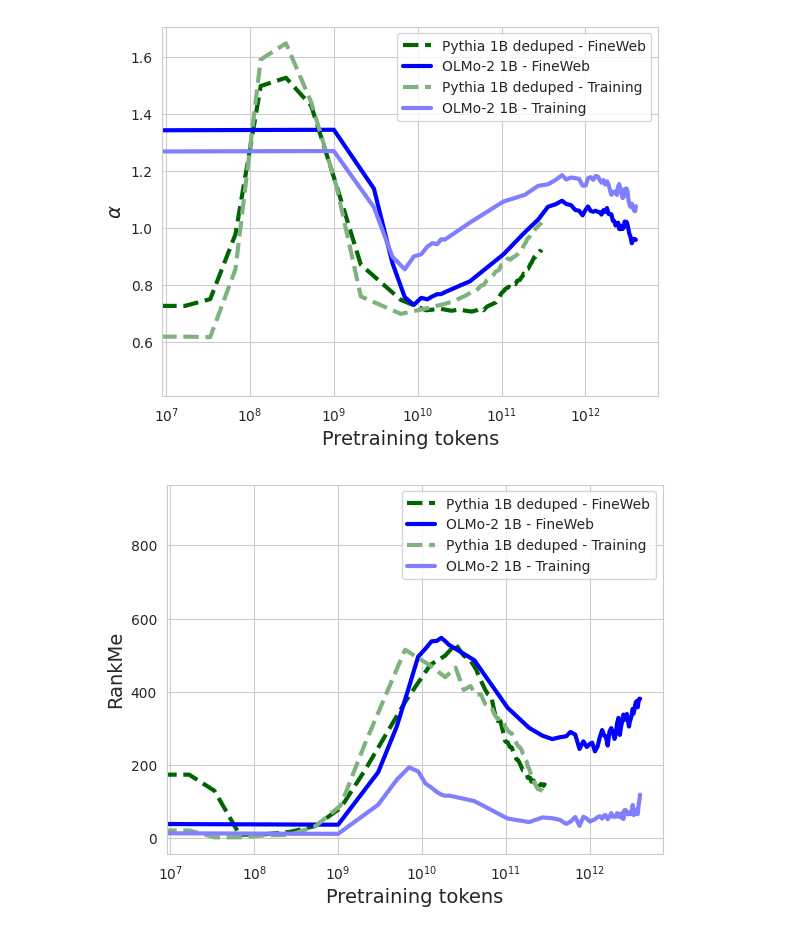
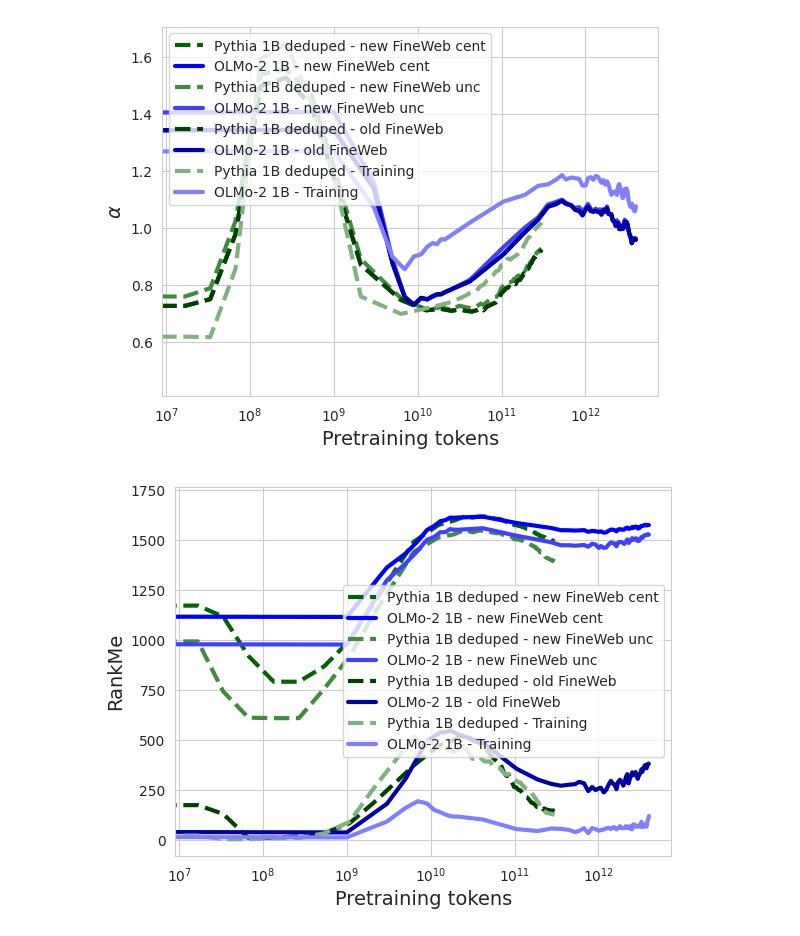
Before and after one commit to fragmential/training-time-entropy-circuits, a Jupyter notebook: analysis/experiments.ipynb, the cells around one changed output. Drawn from its saved outputs; the diff is of its cells as text; code cells hidden in the pictures.

Commit message:
Struggling with rankme now

```diff
--- a/analysis/experiments.ipynb
+++ b/analysis/experiments.ipynb
@@ -34,8 +34,10 @@ def load_results(model_name: str, dataset_name: str = 'fineweb'):
     return res, step_nums
 
 HOOK_DEFAULTS = {
-    'rankme_alpha_packed': ('after_final_norm', 'A'),
-    'fineweb': ()
+    'rankme_trainset_packed': ('after_final_norm', 'A'),
+    # 'rankme_fineweb_padded': ('after_final_norm', 'A'),
+    'rankme_fineweb_padded': ('after_final_norm', 'A_centered'),
+    'fineweb': (),
 }
 
 def _get_ys(res, step_nums, hook):
@@ -141,8 +143,10 @@ def get_model_label(model_name: str):
     return ' '.join(parts)
 
 SOURCE_LABELS = {
-    'rankme_alpha_packed': 'Training',
-    'fineweb': 'FineWeb',
+    ('rankme_trainset_packed', None): 'Training',
+    ('rankme_fineweb_padded', ('after_final_norm', 'A_centered')): 'new FineWeb cent',
+    ('rankme_fineweb_padded', ('after_final_norm', 'A')): 'new FineWeb unc',
+    ('fineweb', None): 'old FineWeb',
 }
 
 def get_source_label(item):
@@ -150,17 +154,18 @@ def get_source_label(item):
 
 
 def plot_model_training(model_name: str, xvar: str = 'steps', yvar: str = 'alpha',
-                        source: str = 'fineweb', color: str = 'k', marker: str = 'o',
+                        source: str = ('fineweb', None), color: str = 'k', marker: str = 'o',
                         label_source: bool = False, alternates: list[str] = []):
+    source_file, hook = source
 
     for model_name in [model_name, *(model_name+f'_{alt}' for alt in alternates)]:
 
-        res, step_nums = load_results(model_name, dataset_name=source)
+        res, step_nums = load_results(model_name, dataset_name=source_file)
         if res is None:
             continue
 
         xs = XVAR_FNS[xvar](model_name, step_nums)
-        ys = get_ys(source, res, step_nums, yvar)
+        ys = get_ys(source_file, res, step_nums, yvar, hook=hook)
         ls = get_ls(model_name)
         label = f'{get_model_label(model_name)}' + f' - {get_source_label(source)}' * label_source
 
@@ -168,12 +173,13 @@ def plot_model_training(model_name: str, xvar: str = 'steps', yvar: str = 'alpha
 
 
 def plot_model_training_isoflops(model_name: str, yvar: str = 'alpha',
-                                 source: str = 'fineweb', max_flops: int = 2e15,
+                                 source: str = ('fineweb',None), max_flops: int = 2e15,
                                  alternates: list[str] = []):
+    source_file, hook = source
 
     for model_name in [model_name, *(model_name+f'_{alt}' for alt in alternates)]:
 
-        res, step_nums = load_results(model_name, dataset_name=source)
+        res, step_nums = load_results(model_name, dataset_name=source_file)
         if res is None:
             continue
 
@@ -182,7 +188,7 @@ def plot_model_training_isoflops(model_name: str, yvar: str = 'alpha',
         isoflops_steps = (isoflops / flops_per_step // 1000 * 1000).astype(int)
         plot_steps = [s for s in isoflops_steps if s < max(step_nums) and s > min(step_nums)]
 
-        ys = get_ys(source, res, step_nums, yvar)
+        ys = get_ys(source_file, res, step_nums, yvar, hook=hook)
         xs = [flops_per_step] * len(ys)
         marker = get_ls(model_name, xvar="isoflops")
         plot_colors = base_colors[:len(plot_steps)]
@@ -227,36 +233,38 @@ filter_model_names = [
     # 'pythia-410m-deduped',
     'pythia-1b-deduped',
     # 'pythia-1.4b-deduped',
     # 'pythia-2.8b-deduped',
     # 'pythia-6.9b-deduped',
     # 'pythia-12b-deduped',
     # 'pythia-14m',
     # 'pythia-31m',
     # 'pythia-70m',
     # 'pythia-160m',
     # 'pythia-410m',
     # 'pythia-1b',
     # 'pythia-1.4b',
     # 'pythia-2.8b',
     # 'pythia-6.9b',
     # 'pythia-12b',
     'OLMo-2-0425-1B',
     # 'OLMo-2-1124-7B',
 ]
 
 alternates = [
     # '5k'
 ]
 
-data_source = None
+# data_source = None
 # dataset_name = 'fineweb'
 # dataset_name = 'rankme_alpha_packed'
-data_sources = ['fineweb', 'rankme_alpha_packed']
-if data_source is not None:
-    data_sources = [data_source]
+# if data_source is not None:
+#     data_sources = [data_source]
+data_sources = ['rankme_fineweb_padded', 'rankme_fineweb_padded', 'fineweb', 'rankme_trainset_packed']
+hookpaths = [('after_final_norm', 'A_centered'), ('after_final_norm', 'A'), None, None]
+data_sources = [*zip(data_sources, hookpaths)]
 
 plot_group('tokens', 'alpha', data_sources, filter_model_names, alternates=alternates, marker='')
 plot_group('tokens', 'rankme', data_sources, filter_model_names, alternates=alternates, marker='')
 # %% [output]
-[figure, old version]
+[figure, new version]
-[figure, old version]
+[figure, new version]
```
Also changed, not shown: 41 other files.
